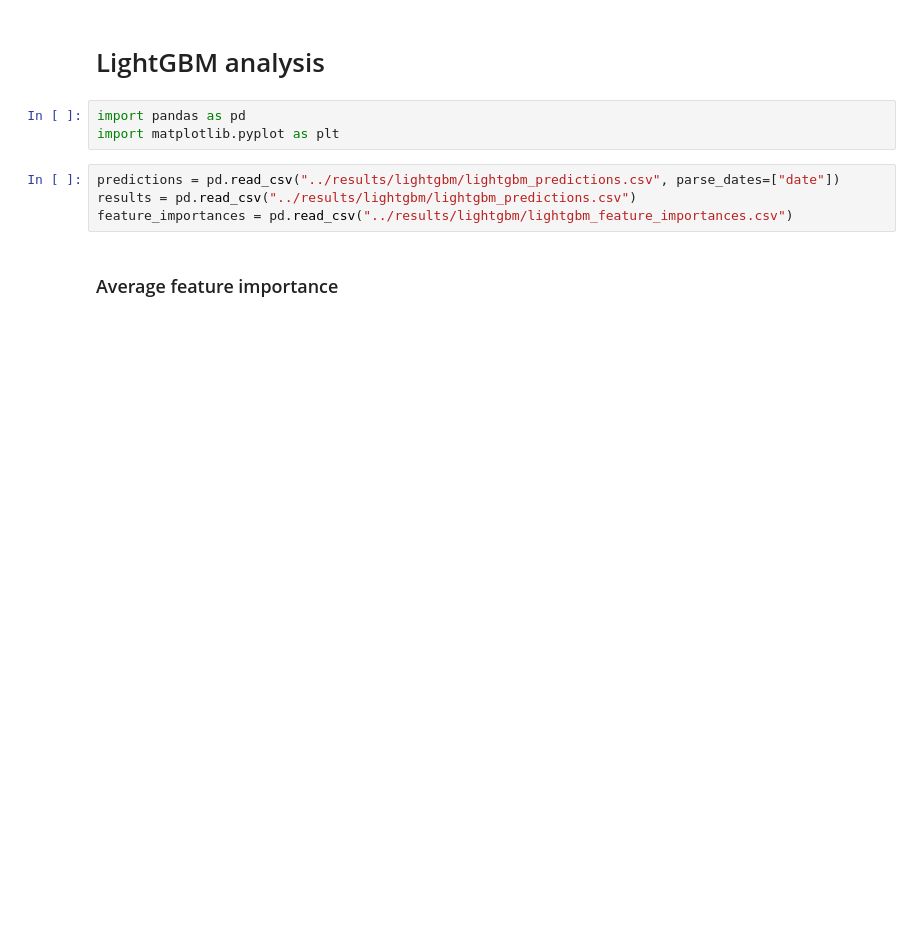
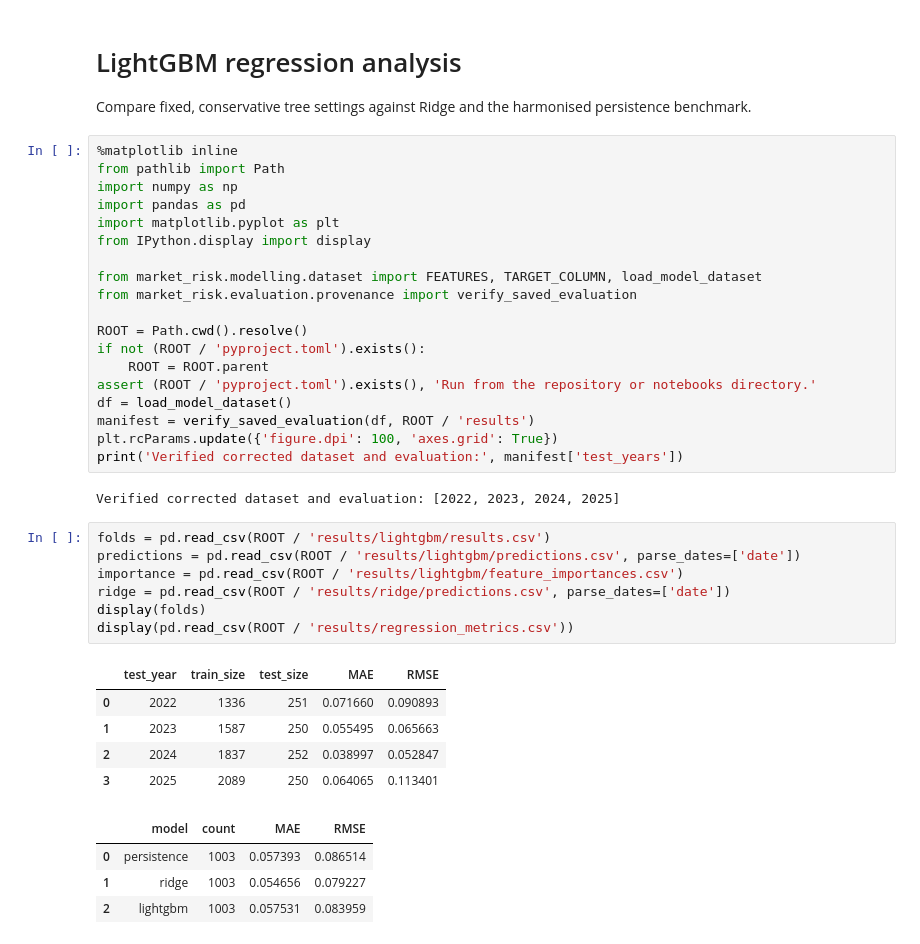
Before and after one commit to Lucie0124/Financial-Volatility-Forecasting, a Jupyter notebook: notebooks/03_lightgbm_analysis.ipynb, the cells around one changed output. Cells and saved outputs as stored; diff of their text form; blank space fills up the shorter version.

Commit message:
docs: refresh notebooks and automate reproducibility checks

```diff
--- a/notebooks/03_lightgbm_analysis.ipynb
+++ b/notebooks/03_lightgbm_analysis.ipynb
@@ -1,11 +1,42 @@
-# %% [markdown]
-# LightGBM analysis
-# %%
-import pandas as pd
-import matplotlib.pyplot as plt
+# %% [markdown]
+# LightGBM regression analysis
+
+Compare fixed, conservative tree settings against Ridge and the harmonised persistence benchmark.
+# %%
+%matplotlib inline
+from pathlib import Path
+import numpy as np
+import pandas as pd
+import matplotlib.pyplot as plt
+from IPython.display import display
+
+from market_risk.modelling.dataset import FEATURES, TARGET_COLUMN, load_model_dataset
+from market_risk.evaluation.provenance import verify_saved_evaluation
+
+ROOT = Path.cwd().resolve()
+if not (ROOT / 'pyproject.toml').exists():
+    ROOT = ROOT.parent
+assert (ROOT / 'pyproject.toml').exists(), 'Run from the repository or notebooks directory.'
+df = load_model_dataset()
+manifest = verify_saved_evaluation(df, ROOT / 'results')
+plt.rcParams.update({'figure.dpi': 100, 'axes.grid': True})
+print('Verified corrected dataset and evaluation:', manifest['test_years'])
+# %% [output]
+Verified corrected dataset and evaluation: [2022, 2023, 2024, 2025]
 # %%
-predictions = pd.read_csv("../results/lightgbm/lightgbm_predictions.csv", parse_dates=["date"])
-results = pd.read_csv("../results/lightgbm/lightgbm_predictions.csv")
-feature_importances = pd.read_csv("../results/lightgbm/lightgbm_feature_importances.csv")
+folds = pd.read_csv(ROOT / 'results/lightgbm/results.csv')
+predictions = pd.read_csv(ROOT / 'results/lightgbm/predictions.csv', parse_dates=['date'])
+importance = pd.read_csv(ROOT / 'results/lightgbm/feature_importances.csv')
+ridge = pd.read_csv(ROOT / 'results/ridge/predictions.csv', parse_dates=['date'])
+display(folds)
+display(pd.read_csv(ROOT / 'results/regression_metrics.csv'))
+# %% [output]
+|  | test_year | train_size | test_size | MAE | RMSE |
+| 0 | 2022 | 1336 | 251 | 0.071660 | 0.090893 |
+| 1 | 2023 | 1587 | 250 | 0.055495 | 0.065663 |
+| 2 | 2024 | 1837 | 252 | 0.038997 | 0.052847 |
+| 3 | 2025 | 2089 | 250 | 0.064065 | 0.113401 |
+|  | model | count | MAE | RMSE |
+| 0 | persistence | 1003 | 0.057393 | 0.086514 |
+| 1 | ridge | 1003 | 0.054656 | 0.079227 |
+| 2 | lightgbm | 1003 | 0.057531 | 0.083959 |
-# %% [markdown]
-### Average feature importance
```
Also changed, not shown: parts of 18 cells of this notebook, 20 other files.
